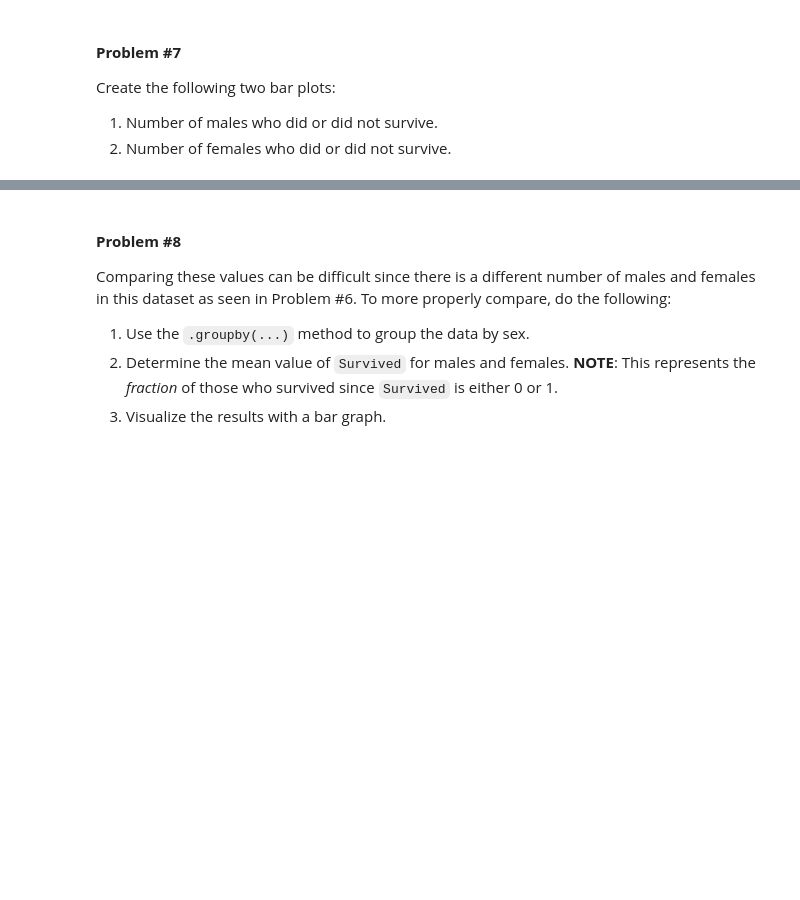
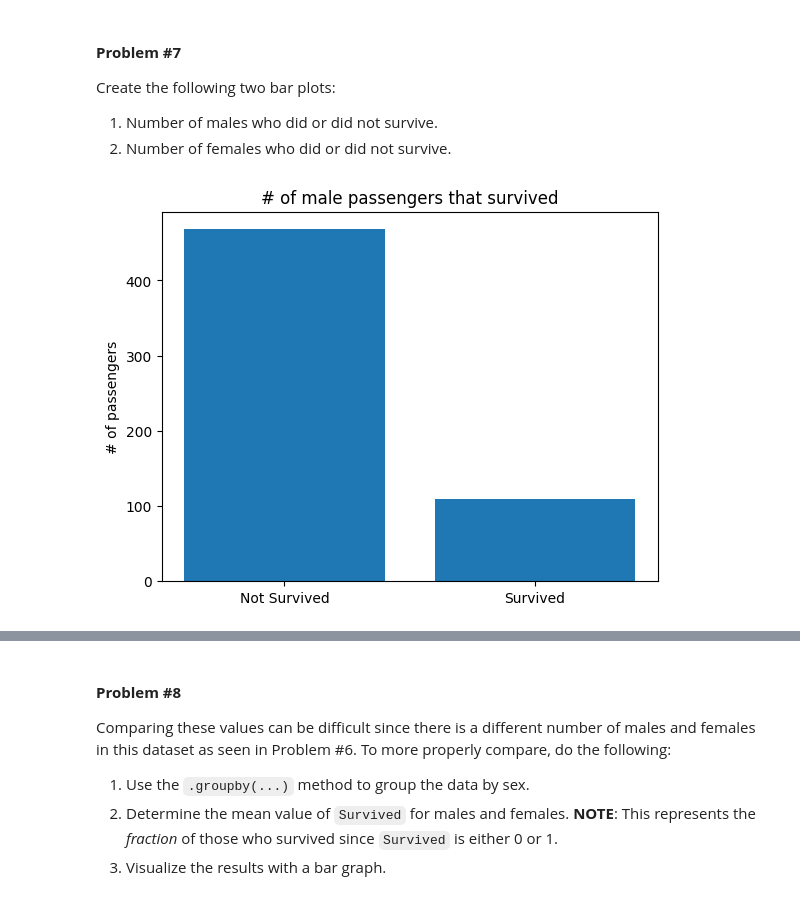
Before and after one commit to kurealnum/dsrp-2025, a Jupyter notebook: DSRP_Day_5_Lab_Notebook_[STUDENT].ipynb, the cells around one changed output, grey strips where cells are left out. Drawn from its saved outputs; the diff is of its cells as text; code cells hidden in the pictures; blank space fills up the shorter version.

```diff
--- a/DSRP_Day_5_Lab_Notebook_[STUDENT].ipynb
+++ b/DSRP_Day_5_Lab_Notebook_[STUDENT].ipynb
@@ -120,0 +142,27 @@ plt.show()
+# %%
+categories = ['Not Survived', 'Survived']
+male_data = df['Survived'][df['Sex'] == "male"].value_counts()
+
+plt.bar(categories, male_data)
+plt.title("# of male passengers that survived")
+plt.ylabel("# of passengers")
+plt.show()
+
+# I tried to do this on the same plot
+#male_data = df['Sex'][df['Sex'] == "male"]
+#male_bars = male_data[""]
+
+# data = df['Sex'].value_counts()
+# male_survival = df['Survived'][df['Sex'] == "male"].value_counts()
+# female_survival = df['Survived'][df['Sex'] == "female"].value_counts()
+
+# plt.bar(0, male_survival[0], width=0.4, label = ['Not Survived'])
+# plt.bar(0.4, male_survival[1], width=0.4, label = ['Survived'])
+# plt.bar(1.2, female_survival[0], width=0.4, label = ['Not Survived'])
+# plt.bar(1.6, female_survival[1], width=0.4, label = ['Survived'])
+
+# plt.ylabel("# of passengers that survived")
+# plt.xticks([0, 0.4, 1.2, 1.6], labels=["Not Survived", "Survived", "Not Survived", "Survived"])
+# plt.title("Gender & number of Titanic Passengers that survived")
+# %% [output]
+[figure, added]
```
Also changed, not shown: parts of 37 cells of this notebook.
